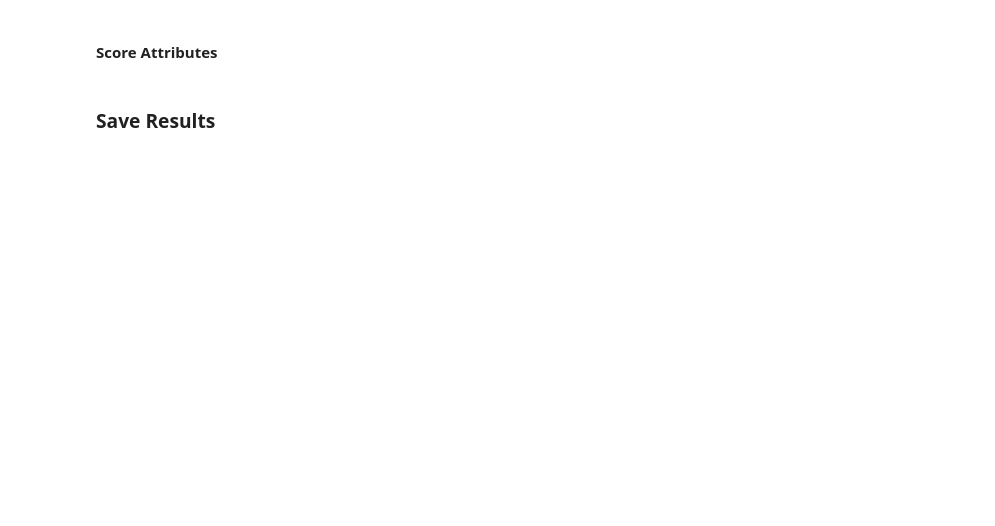
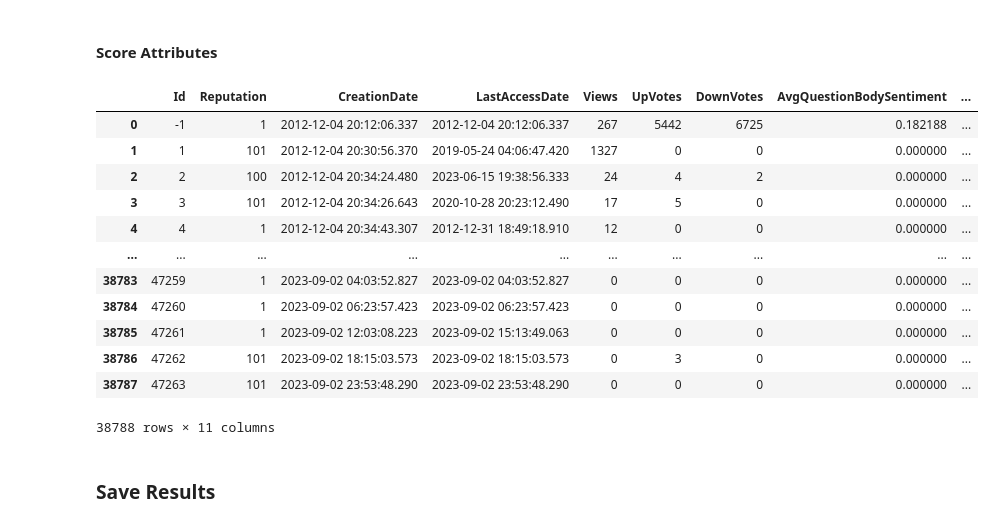
Before and after one commit to pierrehogenhaug/stackexchange_politics, a Jupyter notebook: sentiment.ipynb, the cells around one changed output. Saved outputs shown, nothing was run; the diff lists cells and outputs as text; code cells hidden in the pictures; blank space fills up the shorter version.

Commit message:
added user attributes

```diff
--- a/sentiment.ipynb
+++ b/sentiment.ipynb
@@ -209,16 +209,16 @@ comments_with_sentiment = pd.read_pickle('./pickle_dataframes/comments_with_sent
 # %% [markdown]
 #### Sentiment Attributes
 # %%
-# Calculate average sentiment for answers
-avg_question_body_sentiment = questions_result.groupby('OwnerUserId')['BodySentiment'].mean().rename('AvgQuestionBodySentiment')
-avg_question_title_sentiment = questions_result.groupby('OwnerUserId')['TitleSentiment'].mean().rename('AvgQuestionTitleSentiment')
+# Calculate average sentiment for questions, answers, and comments (per user)
+avg_question_body_sentiment = questions_with_sentiment.groupby('OwnerUserId')['BodySentiment'].mean().rename('AvgQuestionBodySentiment')
+avg_question_title_sentiment = questions_with_sentiment.groupby('OwnerUserId')['TitleSentiment'].mean().rename('AvgQuestionTitleSentiment')
 
-avg_answer_body_sentiment = questions_result.groupby('OwnerUserId')['BodySentiment'].mean().rename('AvgQuestionBodySentiment')
+avg_answer_body_sentiment = answers_with_sentiment.groupby('OwnerUserId')['BodySentiment'].mean().rename('AvgAnswerSentiment')
 
-avg_comment_sentiment = answers_result.groupby('OwnerUserId')['Sentiment'].mean().rename('AvgCommentSentiment')
+avg_comment_sentiment = comments_with_sentiment.groupby('UserId')['TextSentiment'].mean().rename('AvgCommentSentiment')
 # %%
 # Merge avg_question_body_sentiment
-users_with_sentiments = users.merge(avg_question_body_sentiment, left_on='Id', right_index=True, how='left')
+users_with_sentiments = active_users.merge(avg_question_body_sentiment, left_on='Id', right_index=True, how='left')
 
 # Merge avg_question_title_sentiment
 users_with_sentiments = users_with_sentiments.merge(avg_question_title_sentiment, left_on='Id', right_index=True, how='left')
@@ -250,5 +251,22 @@ users_with_sentiments.fillna(0, inplace=True)
 # %% [markdown]
 #### Score Attributes
+# %%
+users_with_sentiments_and_scores = users_with_sentiments.merge()
+# users_with_sentiments = users.merge(avg_question_body_sentiment, left_on='Id', right_index=True, how='left')
+# %% [output]
+|  | Id | Reputation | CreationDate | LastAccessDate | Views | UpVotes | DownVotes | AvgQuestionBodySentiment | ... |
+| 0 | -1 | 1 | 2012-12-04 20:12:06.337 | 2012-12-04 20:12:06.337 | 267 | 5442 | 6725 | 0.182188 | ... |
+| 1 | 1 | 101 | 2012-12-04 20:30:56.370 | 2019-05-24 04:06:47.420 | 1327 | 0 | 0 | 0.000000 | ... |
+| 2 | 2 | 100 | 2012-12-04 20:34:24.480 | 2023-06-15 19:38:56.333 | 24 | 4 | 2 | 0.000000 | ... |
+| 3 | 3 | 101 | 2012-12-04 20:34:26.643 | 2020-10-28 20:23:12.490 | 17 | 5 | 0 | 0.000000 | ... |
+| 4 | 4 | 1 | 2012-12-04 20:34:43.307 | 2012-12-31 18:49:18.910 | 12 | 0 | 0 | 0.000000 | ... |
+| ... | ... | ... | ... | ... | ... | ... | ... | ... | ... |
+| 38783 | 47259 | 1 | 2023-09-02 04:03:52.827 | 2023-09-02 04:03:52.827 | 0 | 0 | 0 | 0.000000 | ... |
+| 38784 | 47260 | 1 | 2023-09-02 06:23:57.423 | 2023-09-02 06:23:57.423 | 0 | 0 | 0 | 0.000000 | ... |
+| 38785 | 47261 | 1 | 2023-09-02 12:03:08.223 | 2023-09-02 15:13:49.063 | 0 | 0 | 0 | 0.000000 | ... |
+| 38786 | 47262 | 101 | 2023-09-02 18:15:03.573 | 2023-09-02 18:15:03.573 | 0 | 3 | 0 | 0.000000 | ... |
+| 38787 | 47263 | 101 | 2023-09-02 23:53:48.290 | 2023-09-02 23:53:48.290 | 0 | 0 | 0 | 0.000000 | ... |
+38788 rows × 11 columns
 # %%
 # Calculate average scores
 avg_question_score = questions_result.groupby('OwnerUserId')['Score'].mean().rename('AvgQuestionScore')
```
Also changed, not shown: parts of 3 cells of this notebook.
